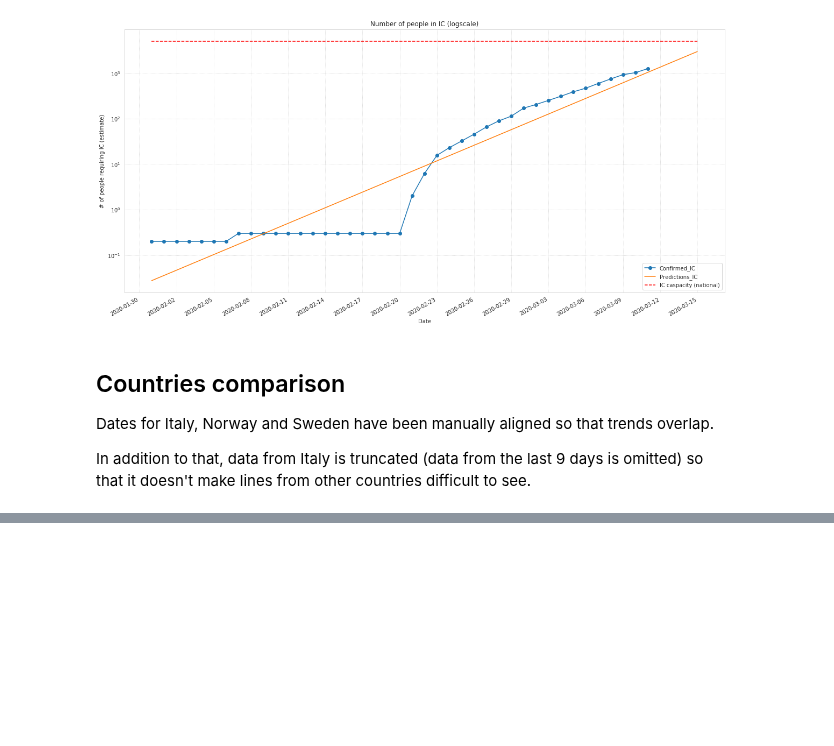
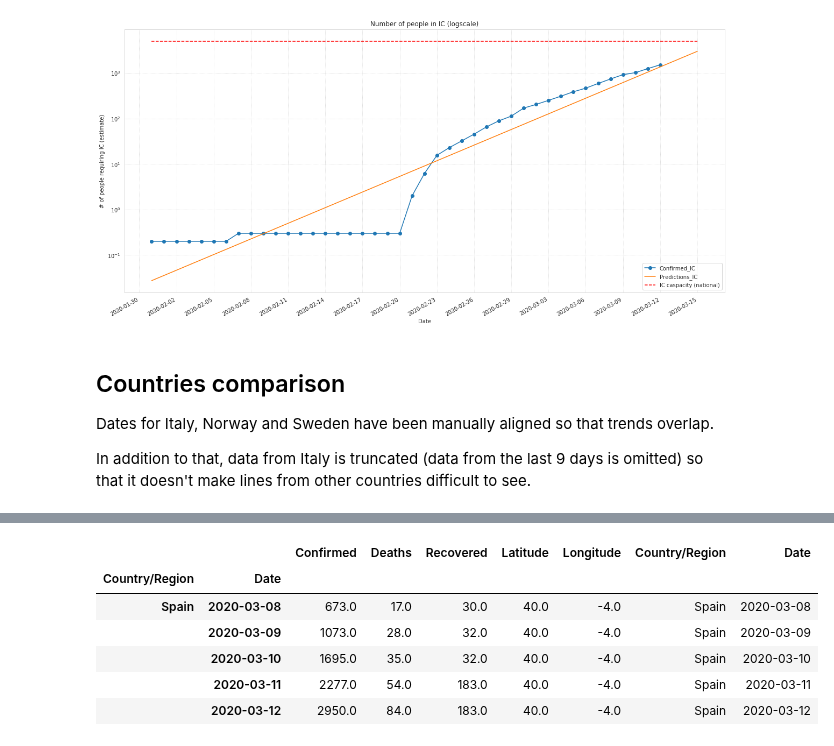
Before and after one commit to matteobarbieri/covid2019-data-analysis, a Jupyter notebook: notebooks/projections_covid2019_italy.ipynb, the cells around one changed output, grey strips where cells are left out. Saved outputs shown, nothing was run; the diff lists cells and outputs as text; code cells hidden in the pictures; blank space fills up the shorter version.

```diff
--- a/notebooks/projections_covid2019_italy.ipynb
+++ b/notebooks/projections_covid2019_italy.ipynb
@@ -280,0 +281,10 @@ plt.savefig("europe_aligned_dates.png");
+# %%
+get_country_df(world_df, "Spain").tail()
+# %% [output]
+|  |  | Confirmed | Deaths | Recovered | Latitude | Longitude | Country/Region | Date |
+| Country/Region | Date |  |  |  |  |  |  |  |
+| Spain | 2020-03-08 | 673.0 | 17.0 | 30.0 | 40.0 | -4.0 | Spain | 2020-03-08 |
+|  | 2020-03-09 | 1073.0 | 28.0 | 32.0 | 40.0 | -4.0 | Spain | 2020-03-09 |
+|  | 2020-03-10 | 1695.0 | 35.0 | 32.0 | 40.0 | -4.0 | Spain | 2020-03-10 |
+|  | 2020-03-11 | 2277.0 | 54.0 | 183.0 | 40.0 | -4.0 | Spain | 2020-03-11 |
+|  | 2020-03-12 | 2950.0 | 84.0 | 183.0 | 40.0 | -4.0 | Spain | 2020-03-12 |
```
Also changed, not shown: parts of 8 cells of this notebook, 6 other files.
